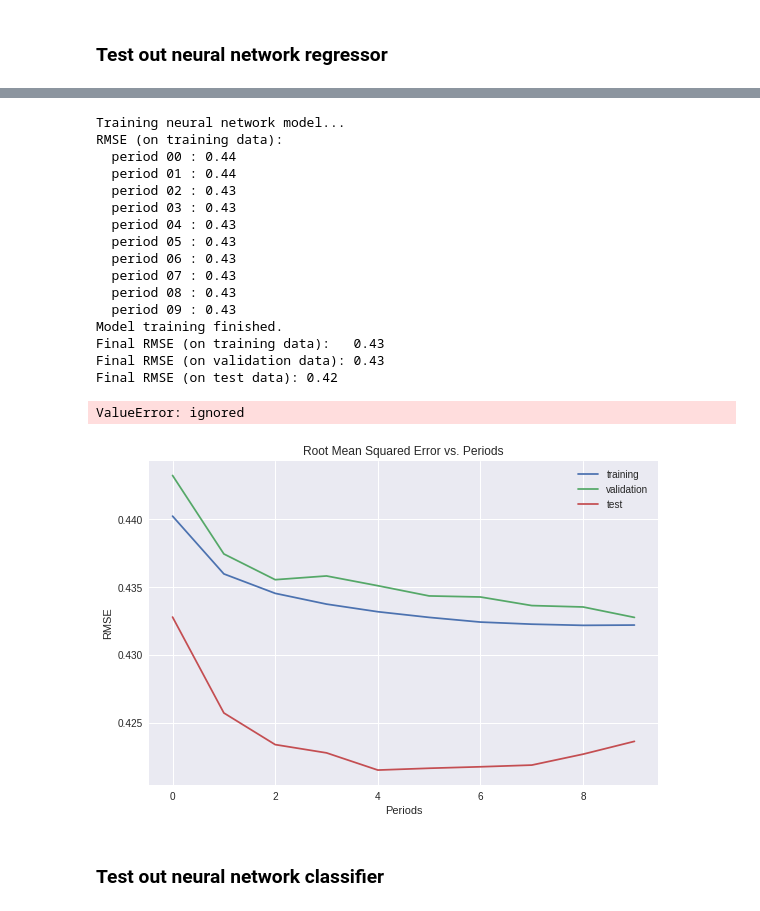
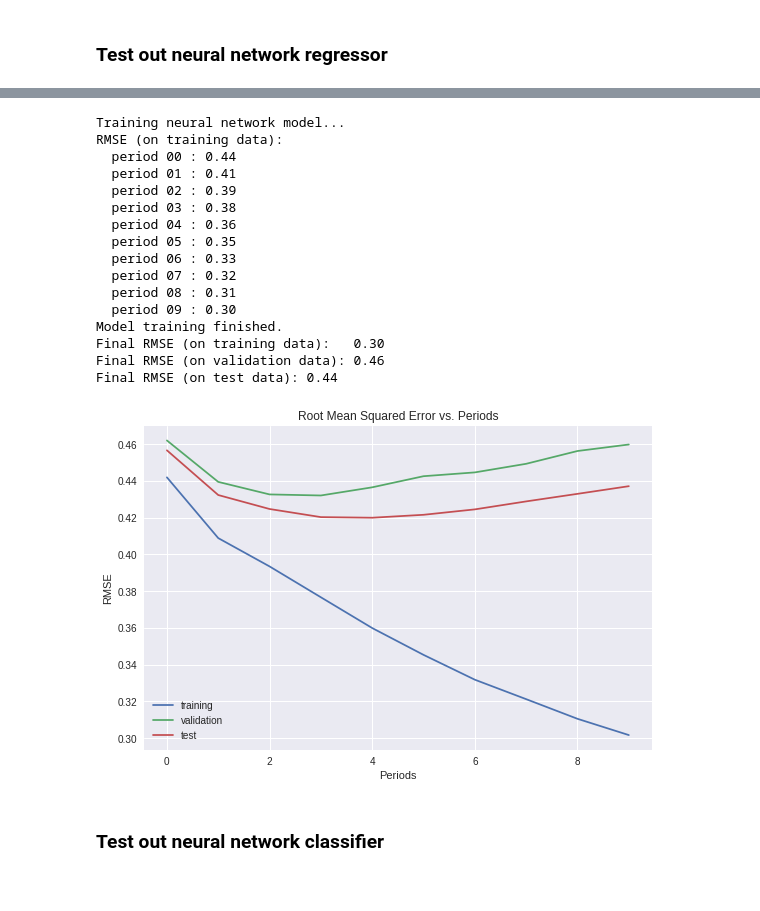
Before and after one commit to rafibarash/ml_march_madness, a Jupyter notebook: Neural_Net_March_Madness_ML.ipynb, the cells around one changed output, grey strips where cells are left out. Cells and saved outputs as stored; diff of their text form; code cells hidden in the pictures.

```diff
--- a/Neural_Net_March_Madness_ML.ipynb
+++ b/Neural_Net_March_Madness_ML.ipynb
@@ -156,7 +155,8 @@ def train_nn_regression_model(
     validation_examples,
     validation_targets,
     test_examples,
-    test_targets):
+    test_targets,
+    dropout=0):
   """Trains a neural network regression model."""
 
   periods = 10
@@ -167,7 +167,8 @@ def train_nn_regression_model(
   dnn_regressor = tf.estimator.DNNRegressor(
       feature_columns=construct_feature_columns(training_examples),
       hidden_units=hidden_units,
-      optimizer=my_optimizer
+      optimizer=my_optimizer,
+      dropout=dropout
   )
 
   # Create input functions.
@@ -991,7 +995,7 @@ _ = plt.legend(loc=2)
 # seasons = pd.read_csv("https://storage.googleapis.com/march_madness_ml_datasets/Seasons.csv", sep=",")
 # teams = pd.read_csv("https://storage.googleapis.com/march_madness_ml_datasets/Teams.csv", sep=",")
 # t_slots = pd.read_csv("https://storage.googleapis.com/march_madness_ml_datasets/TourneySlots.csv", sep=",")
-# t_compact = pd.read_csv("https://storage.googleapis.com/march-madness-ml-2018/NCAATourneyCompactResults.csv", sep=",")
+t_compact = pd.read_csv("https://storage.googleapis.com/march-madness-ml-2018/NCAATourneyCompactResults.csv", sep=",")
 t_detailed = pd.read_csv("https://storage.googleapis.com/march-madness-ml-2018/NCAATourneyDetailedResults.csv", sep=",")
 reg_detailed = pd.read_csv("https://storage.googleapis.com/march-madness-ml-2018/RegularSeasonDetailedResults.csv", sep=",")
 t_seeds = pd.read_csv("https://storage.googleapis.com/march-madness-ml-2018/NCAATourneySeeds.csv", sep=",")
@@ -1131,6 +1140,7 @@ def make_tourney_data(t_seeds, t_compact):
   return full_results
 # %%
 def lookup_reg_season(tourney_series):
+  '''Used as lambda function to add reg_season results to t_results series'''
   stats = ['GamesPlayed','WinPercent','PointDiff',
            'TeamScore', 'TeamFG','TeamFG3','TeamFT', 'TeamOR', 'TeamDR', 'TeamAst_TO_Ratio', 'TeamStl', 'TeamBlk', 'TeamPF',
            'OppScore', 'OppFG','OppFG3','OppFT', 'OppOR', 'OppDR', 'OppAst_TO_Ratio', 'OppStl', 'OppBlk', 'OppPF'
@@ -1146,6 +1156,7 @@ def lookup_reg_season(tourney_series):
     for stat in stats:
       tourney_series['L' + stat] = l_reg_season_stats[stat]
     return tourney_series
+  return None
 # %% [markdown]
 ### Run data through pipeline to make useable
 # %%
@@ -1156,6 +1184,5 @@ display.display(t_results.head())
 # %%
-prediction_results = t_results.apply(lookup_reg_season, axis=1)
-prediction_results = prediction_results.dropna(axis=0, how='any')
+prediction_results = (t_results.apply(lookup_reg_season, axis=1)).dropna(axis=0, how='any')
 # %%
 display.display(reg_season.head())
 display.display(t_results.head())
@@ -1303,34 +1317,34 @@ ValueError: ignored
 # %%
-_, adam_training_losses, adam_validation_losses = train_nn_regression_model(
+_ = train_nn_regression_model(
     my_optimizer=tf.train.AdamOptimizer(learning_rate=0.0001),
-    steps=8000,
-    batch_size=60,
-    hidden_units=[10, 10, 10, 5],
+    steps=20000,
+    batch_size=70,
+    hidden_units=[20, 20, 15],
     training_examples=training_examples,
     training_targets=training_targets,
     validation_examples=validation_examples,
     validation_targets=validation_targets,
     test_examples=test_examples,
-    test_targets=test_targets)
+    test_targets=test_targets,
+    dropout=0.25)
 # %% [output]
 Training neural network model...
 RMSE (on training data):
   period 00 : 0.44
-  period 01 : 0.44
-  period 02 : 0.43
-  period 03 : 0.43
-  period 04 : 0.43
-  period 05 : 0.43
-  period 06 : 0.43
-  period 07 : 0.43
-  period 08 : 0.43
-  period 09 : 0.43
+  period 01 : 0.41
+  period 02 : 0.39
+  period 03 : 0.38
+  period 04 : 0.36
+  period 05 : 0.35
+  period 06 : 0.33
+  period 07 : 0.32
+  period 08 : 0.31
+  period 09 : 0.30
 Model training finished.
-Final RMSE (on training data):   0.43
-Final RMSE (on validation data): 0.43
-Final RMSE (on test data): 0.42
+Final RMSE (on training data):   0.30
+Final RMSE (on validation data): 0.46
+Final RMSE (on test data): 0.44
-ValueError: ignored
-[figure, old version]
+[figure, new version]
 # %% [markdown]
 ### Test out neural network classifier
 # %%
```
Also changed, not shown: parts of 15 cells of this notebook.
